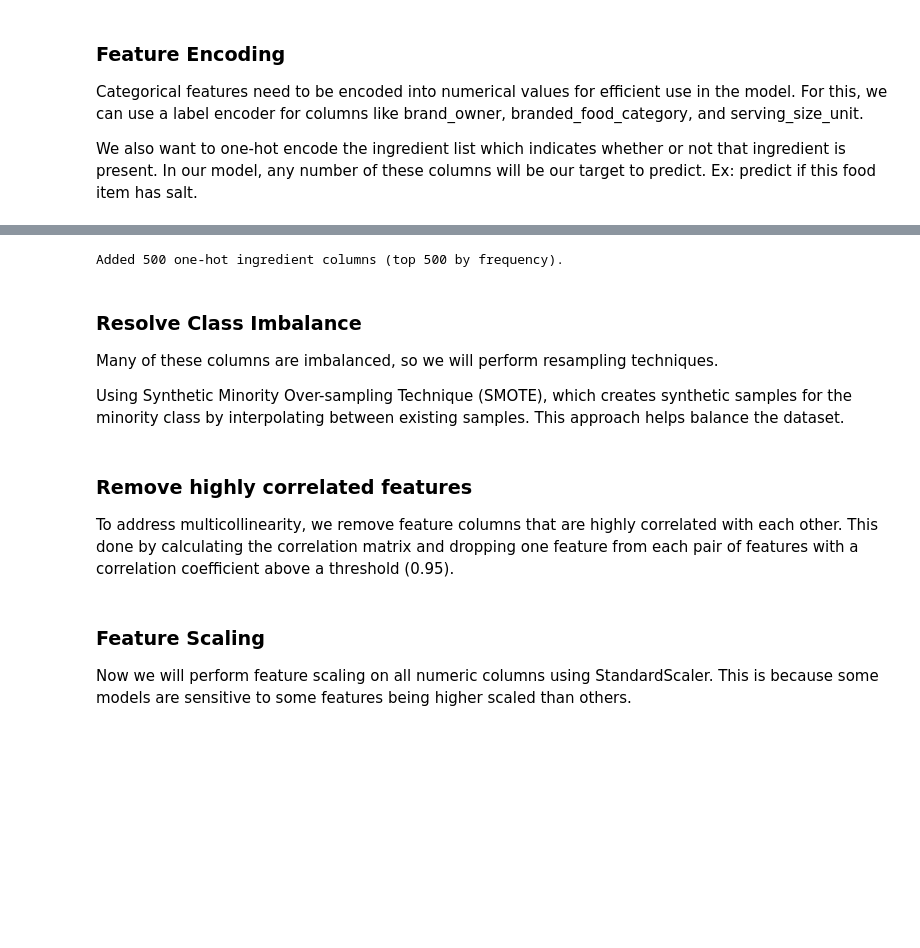
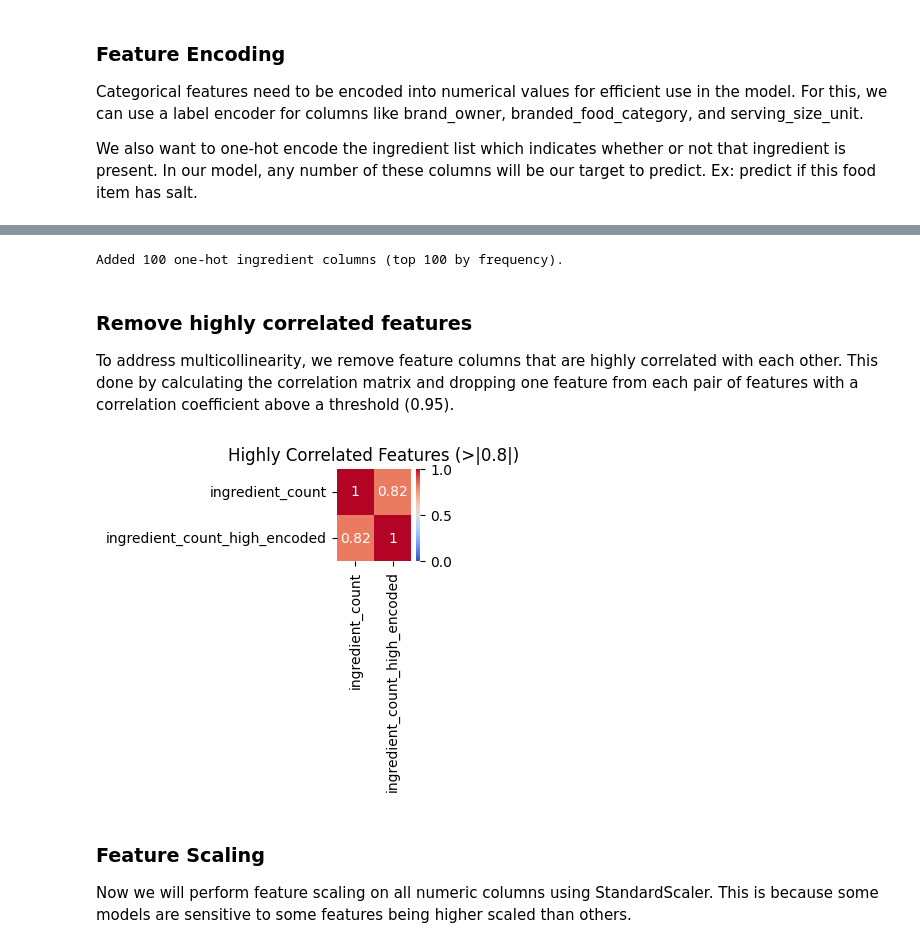
Before and after one commit to LoganDawes/Machine-Learning-Final, a Jupyter notebook: Logan_Dawes_Feature_Engineering.ipynb, the cells around one changed output, grey strips where cells are left out. Cells and saved outputs as stored; diff of their text form; code cells hidden in the pictures; blank space fills up the shorter version.

```diff
--- a/Logan_Dawes_Feature_Engineering.ipynb
+++ b/Logan_Dawes_Feature_Engineering.ipynb
@@ -608,7 +615,7 @@ Total Unique Not Significant Features: 1874
 # %%
 # Get the 500 most frequent ingredients from unique ingredients
 ingredient_freq = {}
-for lst in final_food_data['parsed_ingredients']:
+for lst in tqdm(final_food_data['parsed_ingredients'], desc='Counting ingredient frequencies'):
     if isinstance(lst, list):
         for ing in lst:
             ingredient_freq[ing] = ingredient_freq.get(ing, 0) + 1
@@ -616,7 +623,7 @@ top_ingredients = sorted(ingredient_freq, key=ingredient_freq.get, reverse=True)
 
 # Get the 500 most frequent not significant sources
 not_significant_freq = {}
-for lst in final_food_data['parsed_not_significant']:
+for lst in tqdm(final_food_data['parsed_not_significant'], desc='Counting not significant frequencies'):
     if isinstance(lst, list):
         for ns in lst:
             not_significant_freq[ns] = not_significant_freq.get(ns, 0) + 1
@@ -1472,7 +1484,7 @@ for unit_col in nutrient_unit_cols:
         if new_cats:
             final_food_data[unit_col] = final_food_data[unit_col].cat.add_categories(new_cats)
 
-for unit_col in nutrient_unit_cols:
+for unit_col in tqdm(nutrient_unit_cols, desc='Standardizing nutrient units'):
     amount_col = unit_col.replace('unit', 'amount')
     if amount_col not in final_food_data.columns:
         continue
@@ -1660,21 +1678,17 @@ ingredient_onehot_cols = [col for col in final_food_data.columns if col.startswi
 if ingredient_onehot_cols:
     final_food_data.drop(columns=ingredient_onehot_cols, inplace=True)
 
-# Create one-hot columns for top 500 ingredients
-for ing in top_ingredients:
+# Create one-hot columns for top 100 ingredients
+top_ingredients = list(top_ingredients)[:100]
+for ing in tqdm(top_ingredients, desc='Creating one-hot ingredient columns'):
     col_name = f'ingredient_oh_{ing}'
     final_food_data[col_name] = final_food_data['parsed_ingredients'].apply(
         lambda lst: np.uint8(ing in lst) if isinstance(lst, list) else np.uint8(0)
     )
 
-print(f"Added {len(top_ingredients)} one-hot ingredient columns (top 500 by frequency).")
+print(f"Added {len(top_ingredients)} one-hot ingredient columns (top 100 by frequency).")
 
 if 'parsed_ingredients' in final_food_data.columns:
     final_food_data.drop(columns=['parsed_ingredients'], inplace=True)
 # %% [output]
-Added 500 one-hot ingredient columns (top 500 by frequency).
+Added 100 one-hot ingredient columns (top 100 by frequency).
-# %% [markdown]
-### Resolve Class Imbalance
-Many of these columns are imbalanced, so we will perform resampling techniques.
-
-Using Synthetic Minority Over-sampling Technique (SMOTE), which creates synthetic samples for the minority class by interpolating between existing samples. This approach helps balance the dataset.
@@ -1690,9 +1694,0 @@ plt.show()
-# %%
-# SMOTE to oversample ingredient oh columns
-smote = SMOTE(random_state=42)
-X_resampled, y_resampled = smote.fit_resample(final_food_data[ingredient_oh_cols], final_food_data[ingredient_oh_cols])
-final_food_data = final_food_data.drop(columns=ingredient_oh_cols)
-final_food_data = pd.concat([final_food_data.reset_index(drop=True), X_resampled.reset_index(drop=True)], axis=1)
-print(f"Applied SMOTE to ingredient one-hot columns. New shape: {final_food_data.shape}")
-
-memory_cleanup(['X_resampled', 'y_resampled', 'smote'])
@@ -1709,25 +1698,28 @@ plt.show()
 To address multicollinearity, we remove feature columns that are highly correlated with each other. This done by calculating the correlation matrix and dropping one feature from each pair of features with a correlation coefficient above a threshold (0.95).
 # %%
 # Visualize highly correlated features before dropping them
+ingredient_oh_cols = [col for col in final_food_data.columns if col.startswith('ingredient_oh_')]
 corr_matrix = final_food_data.corr().abs()
 nutrient_cols = [col for col in final_food_data.columns if 'amount' in col and 'package_weight_amount' not in col]
 candidate_cols = [col for col in final_food_data.columns if col not in ingredient_oh_cols + nutrient_cols]
-threshold = 0.95
+threshold = 0.80
 # Find pairs above threshold
 high_corr_pairs = [(col1, col2) for i, col1 in enumerate(candidate_cols) for col2 in candidate_cols[i+1:] if corr_matrix.loc[col1, col2] > threshold]
 if high_corr_pairs:
-    # Get unique columns involved in high correlation
-    high_corr_cols = set([col for pair in high_corr_pairs for col in pair])
+    # Get unique columns involved in high correlation as a list
+    high_corr_cols = list({col for pair in high_corr_pairs for col in pair})
     # Plot heatmap for these columns
     plt.figure(figsize=(len(high_corr_cols)*0.6, len(high_corr_cols)*0.6))
     sns.heatmap(corr_matrix.loc[high_corr_cols, high_corr_cols], annot=True, cmap='coolwarm', vmin=0, vmax=1)
     plt.title(f'Highly Correlated Features (>|{threshold}|)')
     plt.show()
 
     # Drop features
-    final_food_data.drop(columns=list(high_corr_cols), inplace=True)
+    final_food_data.drop(columns=high_corr_cols, inplace=True)
 else:
     print('No highly correlated non-nutrient/non-ingredient columns above threshold.')
+# %% [output]
+[figure, added]
 # %% [markdown]
 ### Feature Scaling
 Now we will perform feature scaling on all numeric columns using StandardScaler. This is because some models are sensitive to some features being higher scaled than others.
```
Also changed, not shown: parts of 14 cells of this notebook, 18 other files.
